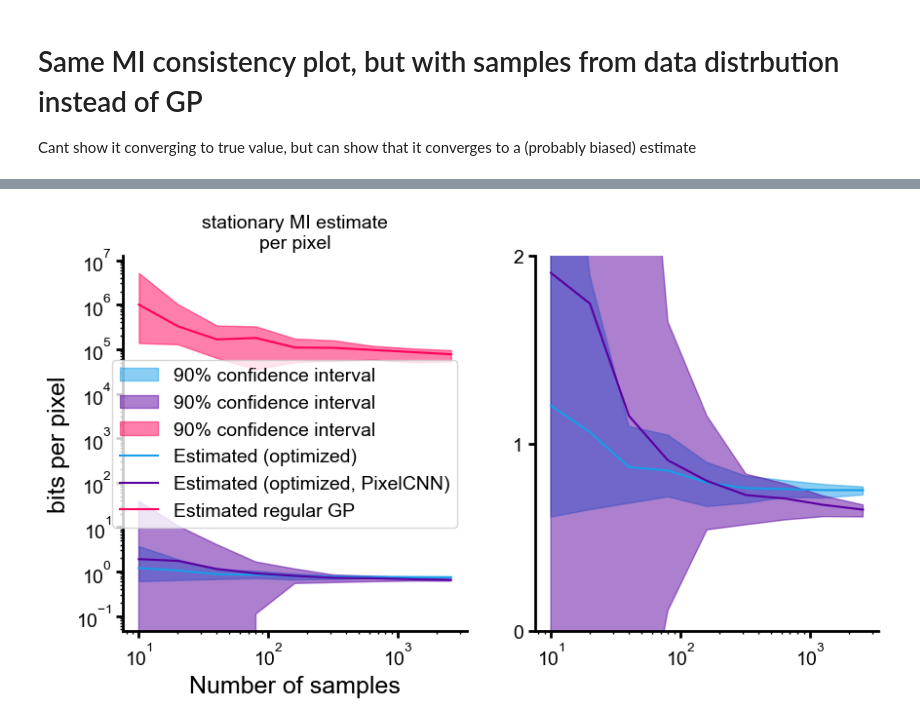
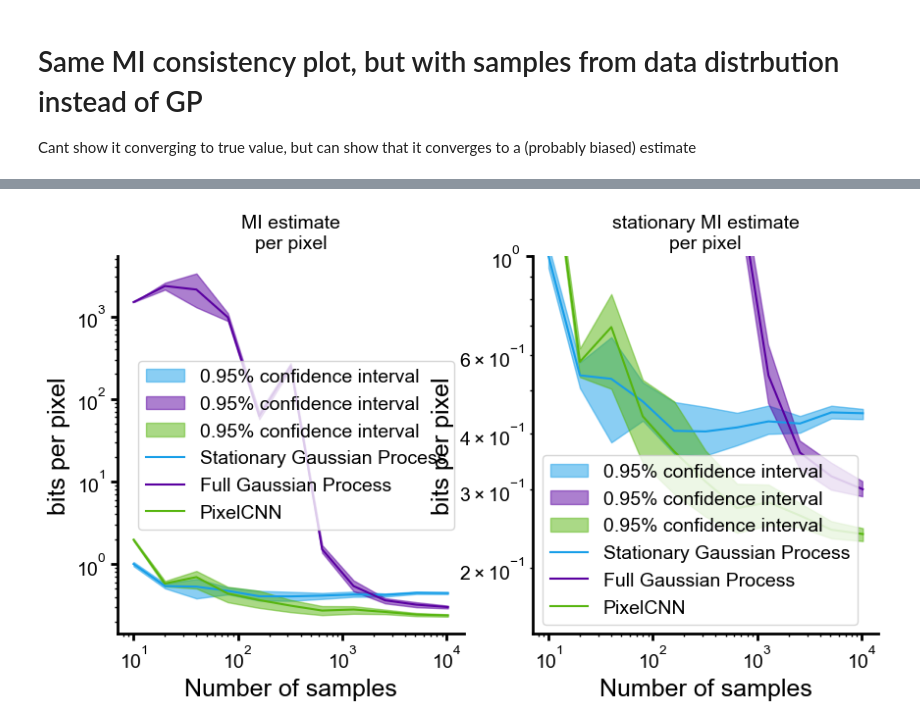
Before and after one commit to Waller-Lab/EncodingInformation, a Jupyter notebook: mi_estimator_experiments/estimator_consistency/MI_estimator_consistency.ipynb, the cells around one changed output, grey strips where cells are left out. Drawn from its saved outputs; the diff is of its cells as text; code cells hidden in the pictures.

Commit message:
lots of updates for redoing supplementary figures

```diff
--- a/mi_estimator_experiments/estimator_consistency/MI_estimator_consistency.ipynb
+++ b/mi_estimator_experiments/estimator_consistency/MI_estimator_consistency.ipynb
@@ -329,0 +372,17 @@ Array([1004958.0754122 ,  328071.83320122,  165867.97846841,
+# %%
+# Generate a ground truth covariance matrix for each channel, and then noiseless samples from it
+from encoding_information.models.gaussian_process import StationaryGaussianProcess
+
+num_images = 12000
+num_patches = 12000
+# num_images = 1000
+# num_patches = 1000
+edge_crop = 24
+
+patch_size = 20
+
+channel = 'LED119'
+
+
+images = load_bsccm_images(bsccm, channel=channel, num_images=num_images, edge_crop=edge_crop, median_filter=False, verbose=True)
+patches = extract_patches(images, num_patches=num_patches, patch_size=patch_size, verbose=True, strategy='cropped')
@@ -330,42 +503,69 @@ Array([1004958.0754122 ,  328071.83320122,  165867.97846841,
 # %%
 colors = get_color_cycle()
+fig, ax = plt.subplots(1, 2, figsize=(10, 5), sharex=True)
 
-fig, ax = plt.subplots(1, 2, figsize=(10, 5), sharex=True)
-ax[0].fill_between(num_samples_to_use, stationary_mi_estimates_gp_optimized_conf_int[:,0],
-                stationary_mi_estimates_gp_optimized_conf_int[:,1], alpha=0.5, label=f'{confidence_interval}% confidence interval', color=colors[0])
-ax[0].fill_between(num_samples_to_use, stationary_mi_estimates_pixelcnn_optimized_conf_int[:,0],
-                stationary_mi_estimates_pixelcnn_optimized_conf_int[:,1], alpha=0.5, label=f'{confidence_interval}% confidence interval', color=colors[1])
-ax[0].fill_between(num_samples_to_use, stationary_mi_estimates_gp_conf_int[:,0],
-                stationary_mi_estimates_gp_conf_int[:,1], alpha=0.5, label=f'{confidence_interval}% confidence interval', color=colors[2])
-
-ax[0].semilogx(num_samples_to_use, stationary_mi_estimates_gp_optimized_mean, label='Estimated (optimized)', color=colors[0])
-ax[0].semilogx(num_samples_to_use, stationary_mi_estimates_pixelcnn_optimized_mean, label='Estimated (optimized, PixelCNN)', color=colors[1])
-ax[0].semilogx(num_samples_to_use, stationary_mi_estimates_gp_mean, label='Estimated regular GP', color=colors[2])
+ax[0].fill_between(num_samples_to_use, mi_estimates_sgp_conf_int[:,0],
+                mi_estimates_sgp_conf_int[:,1], alpha=0.5, label=f'{confidence}% confidence interval', color=colors[0])
+ax[0].fill_between(num_samples_to_use, mi_estimates_fgp_conf_int[:,0],
+                mi_estimates_fgp_conf_int[:,1], alpha=0.5, label=f'{confidence}% confidence interval', color=colors[1])
+ax[0].fill_between(num_samples_to_use, mi_estimates_pixelcnn_optimized_conf_int[:,0],
+                mi_estimates_pixelcnn_optimized_conf_int[:,1], alpha=0.5, label=f'{confidence}% confidence interval', color=colors[3])
 
 
-# ax[0].set(ylim=[0, 10], yticks=[0, 10])
+ax[0].semilogx(num_samples_to_use, mi_estimates_sgp, label='Stationary Gaussian Process', color=colors[0])
+ax[0].semilogx(num_samples_to_use, mi_estimates_fgp_mean, label='Full Gaussian Process', color=colors[1])
+ax[0].semilogx(num_samples_to_use, mi_estimates_pixelcnn_optimized_mean, label='PixelCNN', color=colors[3])
+
+
 # set log scale
 ax[0].set_yscale('log')
 
-ax[0].set(xlabel='Number of samples', title='stationary MI estimate\nper pixel', ylabel='bits per pixel')
+ax[0].set(xlabel='Number of samples', title='MI estimate\nper pixel', ylabel='bits per pixel')
 clear_spines(ax[0])
 ax[0].legend()
 
 
-ax[1].fill_between(num_samples_to_use, stationary_mi_estimates_gp_optimized_conf_int[:,0],
-                stationary_mi_estimates_gp_optimized_conf_int[:,1], alpha=0.5, label=f'{confidence_interval}% confidence interval', color=colors[0])
-ax[1].fill_between(num_samples_to_use, stationary_mi_estimates_pixelcnn_optimized_conf_int[:,0],
-                stationary_mi_estimates_pixelcnn_optimized_conf_int[:,1], alpha=0.5, label=f'{confidence_interval}% confidence interval', color=colors[1])
-ax[1].fill_between(num_samples_to_use, stationary_mi_estimates_gp_conf_int[:,0],
-                stationary_mi_estimates_gp_conf_int[:,1], alpha=0.5, label=f'{confidence_interval}% confidence interval', color=colors[2])
-ax[1].semilogx(num_samples_to_use, stationary_mi_estimates_gp_optimized_mean, label='Estimated (optimized)', color=colors[0])
-ax[1].semilogx(num_samples_to_use, stationary_mi_estimates_pixelcnn_optimized_mean, label='Estimated (optimized, PixelCNN)', color=colors[1])
-ax[1].semilogx(num_samples_to_use, stationary_mi_estimates_gp_mean, label='Estimated', color=colors[2])
+# same thing but a different ylim
+
+ax[1].fill_between(num_samples_to_use, mi_estimates_sgp_conf_int[:,0],
+                mi_estimates_sgp_conf_int[:,1], alpha=0.5, label=f'{confidence}% confidence interval', color=colors[0])
+ax[1].fill_between(num_samples_to_use, mi_estimates_fgp_conf_int[:,0],
+                mi_estimates_fgp_conf_int[:,1], alpha=0.5, label=f'{confidence}% confidence interval', color=colors[1])
+ax[1].fill_between(num_samples_to_use, mi_estimates_pixelcnn_optimized_conf_int[:,0],
+                mi_estimates_pixelcnn_optimized_conf_int[:,1], alpha=0.5, label=f'{confidence}% confidence interval', color=colors[3])
+
+ax[1].semilogx(num_samples_to_use, mi_estimates_sgp, label='Stationary Gaussian Process', color=colors[0])
+ax[1].semilogx(num_samples_to_use, mi_estimates_fgp_mean, label='Full Gaussian Process', color=colors[1])
+ax[1].semilogx(num_samples_to_use, mi_estimates_pixelcnn_optimized_mean, label='PixelCNN', color=colors[3])
+
+# set log scale
+ax[1].set_yscale('log')
+
+ax[1].set(xlabel='Number of samples', title='stationary MI estimate\nper pixel', ylabel='bits per pixel')
+clear_spines(ax[1])
+ax[1].legend()
+
+ax[1].set_ylim(None, 1)
+fig.savefig(f'/home/hpinkard_waller/figures/mi_estimation/mi_consistency_realdata_cropped_patch_zoomin.pdf', transparent=True)
 
 
-ax[1].set(ylim=[0, 2], yticks=[0, 1, 2])
-clear_spines(ax[1])
+# make a bar graph of training time with an error bar for the standard deviation
 
-fig.savefig('/home/hpinkard_waller/figures/mi_estimation/' + 'mi_estimator_consistency_real_samples' + '.pdf', transparent=True)
+training_time = {k: np.array(v) for k, v in training_time.items()}
+training_time_mean = {k: np.mean(v) for k, v in training_time.items()}
+training_time_std = {k: np.std(v) for k, v in training_time.items()}
+
+fig, ax = plt.subplots(1, 1, figsize=(3, 3))
+ax.bar(training_time_mean.keys(), training_time_mean.values(), yerr=training_time_std.values(), capsize=8)
+# color each bar
+colors = [colors[0], colors[1], colors[3]]
+for i, bar in enumerate(ax.patches):
+    bar.set_facecolor(colors[i])
+ax.set_ylabel('Training time (s)')
+clear_spines(ax)
+# plot on log scale
+
+ax.set_yscale('log')
+fig.savefig(f'/home/hpinkard_waller/figures/mi_estimation/training_time_realdata_cropped_patches.pdf', transparent=True)
 # %% [output]
-[figure, old version]
+[figure, new version]
```
Also changed, not shown: parts of 14 cells of this notebook, 11 other files.
